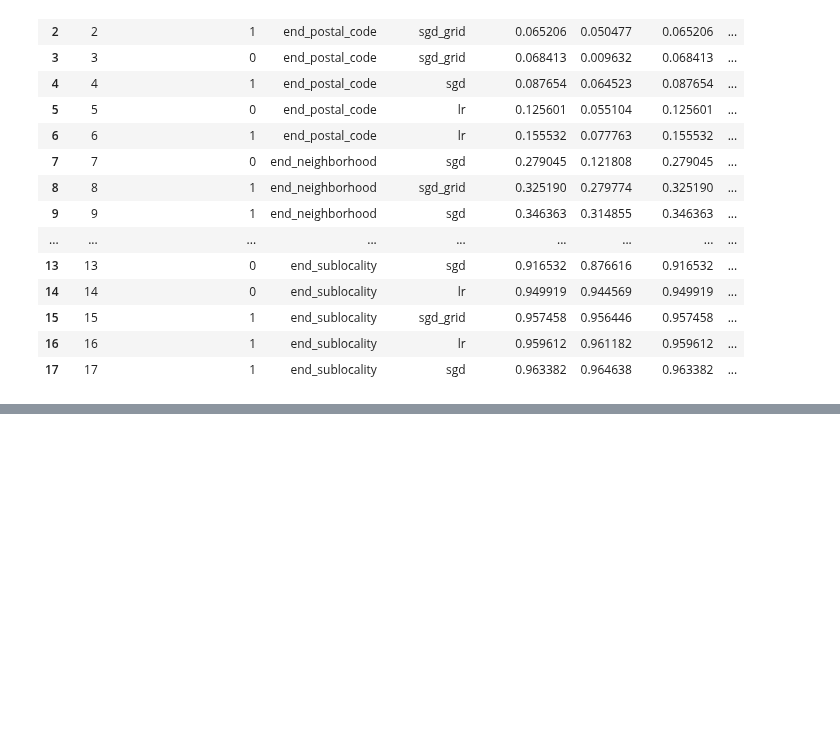
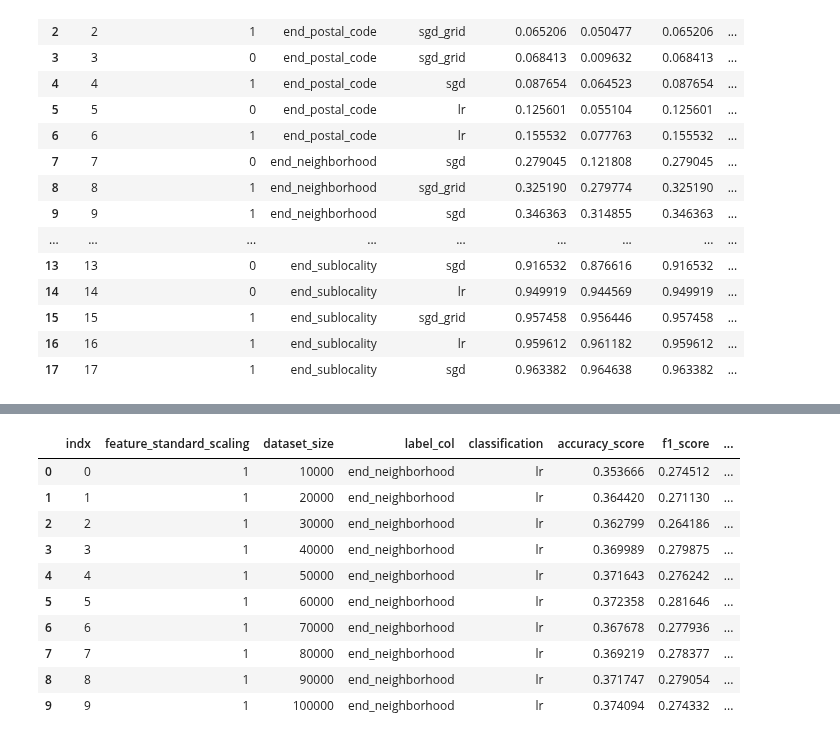
Before and after one commit to namoopsoo/learn-citibike, a Jupyter notebook: try_SGD_05072016.ipynb, the cells around one changed output, grey strips where cells are left out. Cells and saved outputs as stored; diff of their text form; code cells hidden in the pictures; blank space fills up the shorter version.

```diff
--- a/try_SGD_05072016.ipynb
+++ b/try_SGD_05072016.ipynb
@@ -535,0 +690,4 @@ ValueError: labels ['end_sublocality' 'end_postal_code' 'end_state' 'end_station
+# %%
+mini_datasets
+
+results4 = experiment_with_sgd(mini_datasets)
@@ -535,0 +728,2 @@ ValueError: labels ['end_sublocality' 'end_postal_code' 'end_state' 'end_station
+# %%
+results4_df = _df_from_results(results4)
@@ -535,0 +733,14 @@ ValueError: labels ['end_sublocality' 'end_postal_code' 'end_state' 'end_station
+# %%
+results4_df
+# %% [output]
+|  | indx | feature_standard_scaling | dataset_size | label_col | classification | accuracy_score | f1_score | ... |
+| 0 | 0 | 1 | 10000 | end_neighborhood | lr | 0.353666 | 0.274512 | ... |
+| 1 | 1 | 1 | 20000 | end_neighborhood | lr | 0.364420 | 0.271130 | ... |
+| 2 | 2 | 1 | 30000 | end_neighborhood | lr | 0.362799 | 0.264186 | ... |
+| 3 | 3 | 1 | 40000 | end_neighborhood | lr | 0.369989 | 0.279875 | ... |
+| 4 | 4 | 1 | 50000 | end_neighborhood | lr | 0.371643 | 0.276242 | ... |
+| 5 | 5 | 1 | 60000 | end_neighborhood | lr | 0.372358 | 0.281646 | ... |
+| 6 | 6 | 1 | 70000 | end_neighborhood | lr | 0.367678 | 0.277936 | ... |
+| 7 | 7 | 1 | 80000 | end_neighborhood | lr | 0.369219 | 0.278377 | ... |
+| 8 | 8 | 1 | 90000 | end_neighborhood | lr | 0.371747 | 0.279054 | ... |
+| 9 | 9 | 1 | 100000 | end_neighborhood | lr | 0.374094 | 0.274332 | ... |
```
Also changed, not shown: parts of 19 cells of this notebook, 2 other files.
